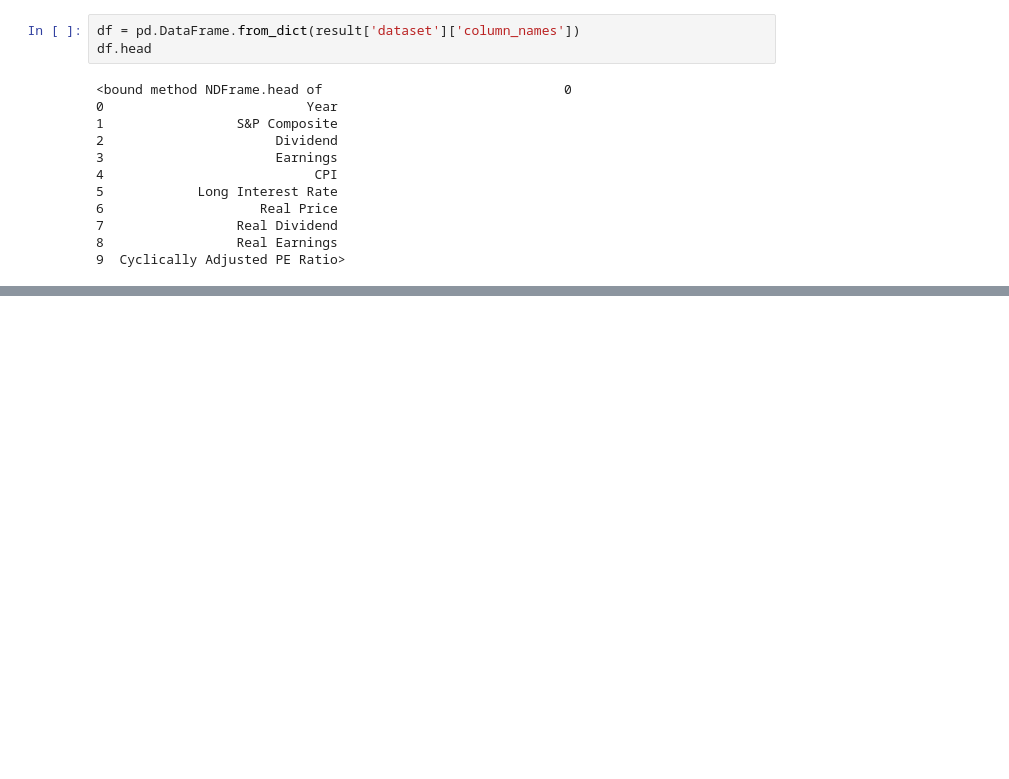
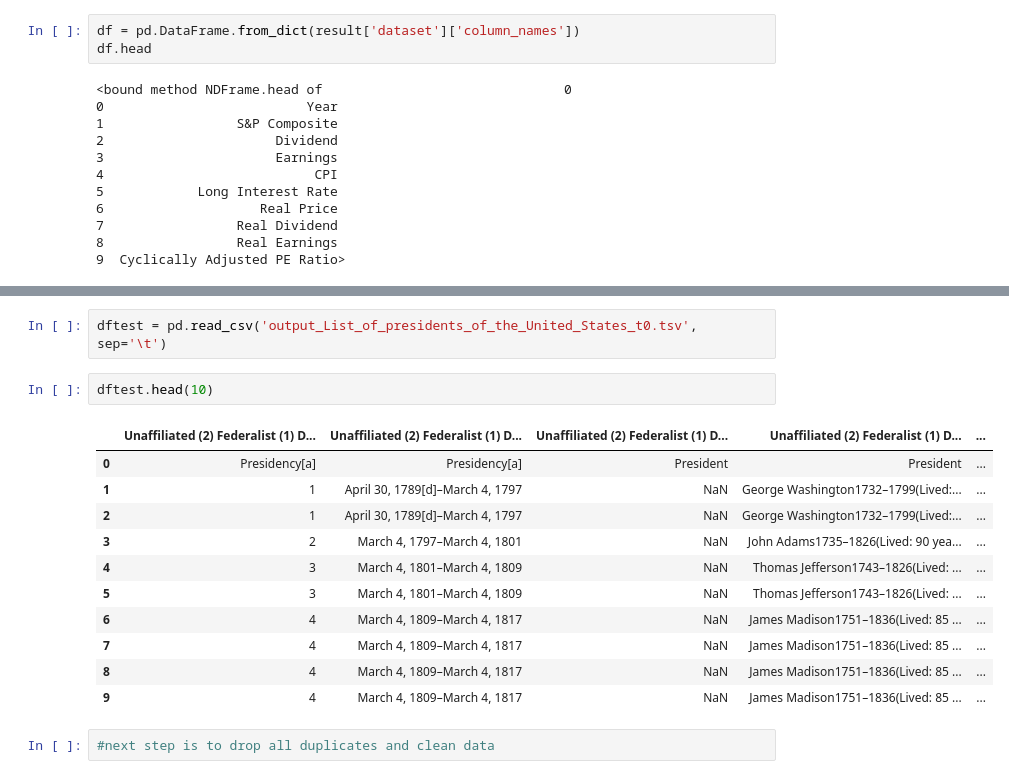
Before and after one commit to Carterbouley/mod_3_project, a Jupyter notebook: Josh Notebook.ipynb, the cells around one changed output, grey strips where cells are left out. Cells and saved outputs as stored; diff of their text form; blank space fills up the shorter version.

```diff
--- a/step1 API done.ipynb
+++ b/Josh Notebook.ipynb
@@ -136,0 +245,18 @@ df.head()
+# %%
+dftest = pd.read_csv('output_List_of_presidents_of_the_United_States_t0.tsv', sep='\t')
+# %%
+dftest.head(10)
+# %% [output]
+|  | Unaffiliated (2) Federalist (1) D... | Unaffiliated (2) Federalist (1) D... | Unaffiliated (2) Federalist (1) D... | Unaffiliated (2) Federalist (1) D... | ... |
+| 0 | Presidency[a] | Presidency[a] | President | President | ... |
+| 1 | 1 | April 30, 1789[d]–March 4, 1797 | NaN | George Washington1732–1799(Lived:... | ... |
+| 2 | 1 | April 30, 1789[d]–March 4, 1797 | NaN | George Washington1732–1799(Lived:... | ... |
+| 3 | 2 | March 4, 1797–March 4, 1801 | NaN | John Adams1735–1826(Lived: 90 yea... | ... |
+| 4 | 3 | March 4, 1801–March 4, 1809 | NaN | Thomas Jefferson1743–1826(Lived: ... | ... |
+| 5 | 3 | March 4, 1801–March 4, 1809 | NaN | Thomas Jefferson1743–1826(Lived: ... | ... |
+| 6 | 4 | March 4, 1809–March 4, 1817 | NaN | James Madison1751–1836(Lived: 85 ... | ... |
+| 7 | 4 | March 4, 1809–March 4, 1817 | NaN | James Madison1751–1836(Lived: 85 ... | ... |
+| 8 | 4 | March 4, 1809–March 4, 1817 | NaN | James Madison1751–1836(Lived: 85 ... | ... |
+| 9 | 4 | March 4, 1809–March 4, 1817 | NaN | James Madison1751–1836(Lived: 85 ... | ... |
+# %%
+#next step is to drop all duplicates and clean data
```
Also changed, not shown: parts of 6 cells of this notebook, 9 other files.
